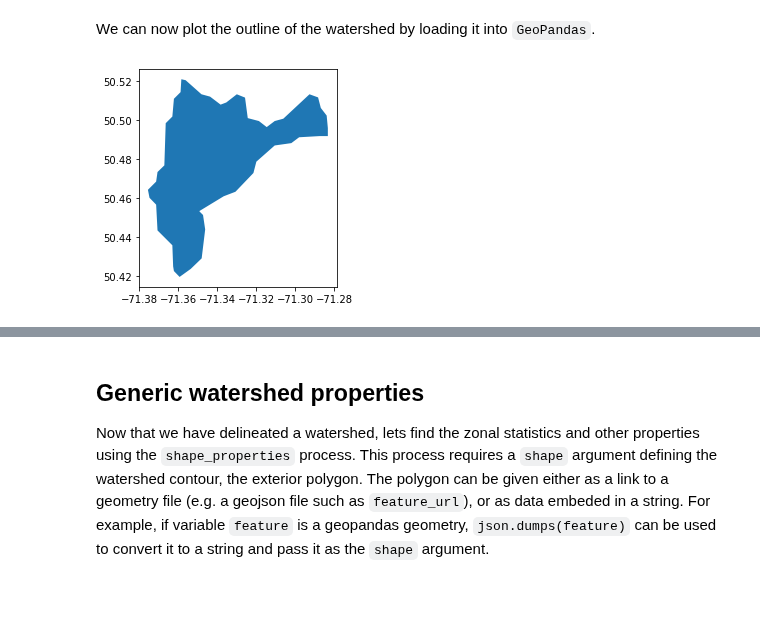
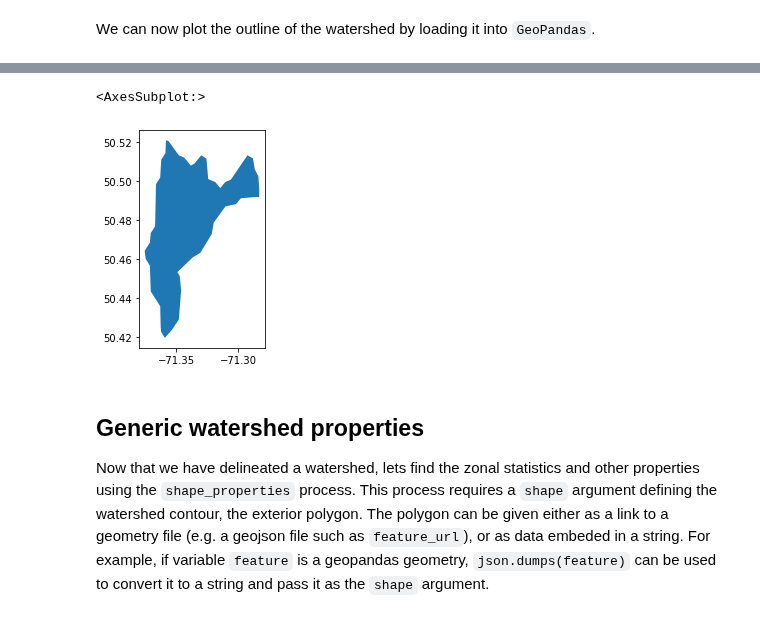
Before and after one commit to Ouranosinc/raven, a Jupyter notebook: docs/source/notebooks/Extract_geographical_watershed_properties.ipynb, the cells around one changed output, grey strips where cells are left out. Saved outputs shown, nothing was run; the diff lists cells and outputs as text; code cells hidden in the pictures.

```diff
--- a/docs/source/notebooks/Extract_geographical_watershed_properties.ipynb
+++ b/docs/source/notebooks/Extract_geographical_watershed_properties.ipynb
@@ -36,12 +39,7 @@ feature_url, upstream_basins_url = select_resp.get(asobj=False)
 # %% [markdown]
 We can now plot the outline of the watershed by loading it into `GeoPandas`.
-# %%
-# This requires updated Birdy with geojson converters
-feature, upstream_basins = select_resp.get(asobj=True)
-df = gpd.GeoDataFrame.from_features([feature])
-
-# df = gpd.read_file(feature_url)
-df.plot()
-plt.show()
-# %% [output]
-[figure, removed]
+# %%
+df = gpd.read_file(feature_url)
+display(df)
+df.plot()
+# %% [output]
@@ -48,3 +48,5 @@ plt.show()
+<AxesSubplot:>
+[figure, added]
 # %% [markdown]
 ## Generic watershed properties
 
```
Also changed, not shown: parts of 12 cells of this notebook, 11 other files.
